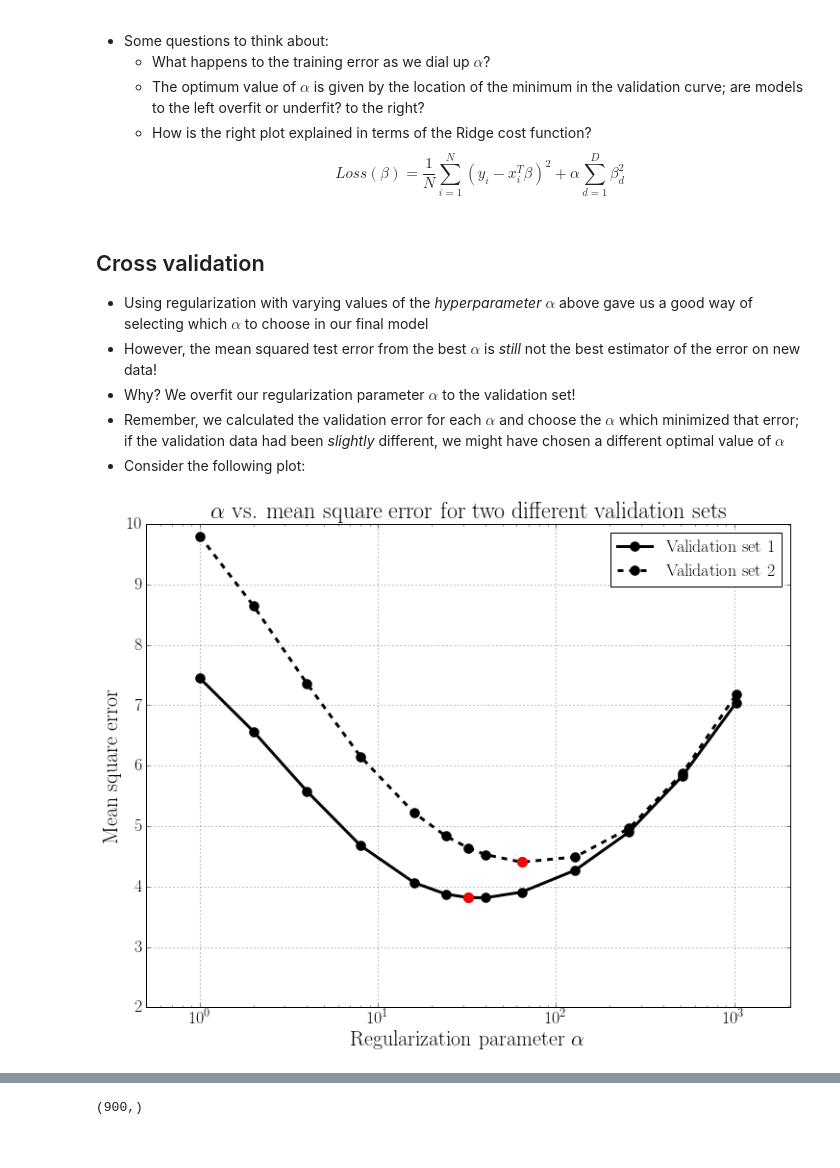
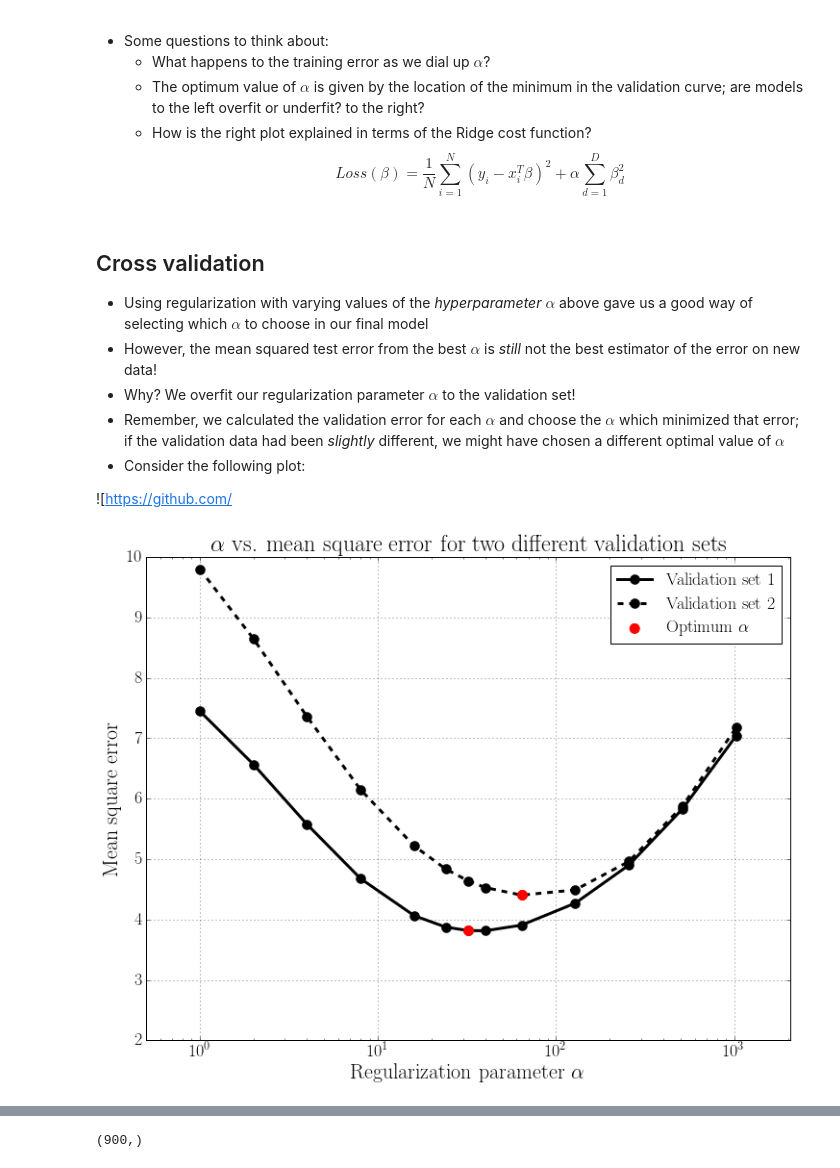
Before and after one commit to UCIDataScienceInitiative/PredictiveModeling_withPython, a Jupyter notebook: Solutions/Session 2 - Overfitting, Regularization, Model Selection.ipynb, the cells around one changed output, grey strips where cells are left out. Drawn from its saved outputs; the diff is of its cells as text; code cells hidden in the pictures.

```diff
--- a/Solutions/Session 2 - Overfitting, Regularization, Model Selection.ipynb
+++ b/Solutions/Session 2 - Overfitting, Regularization, Model Selection.ipynb
@@ -315,6 +331,8 @@ $$Loss\left(\beta\right)=\frac{1}{N} \sum_{i=1}^{N} (y_i - x_i^T\beta)^2 + \alph
 - Why? We overfit our regularization parameter $\alpha$ to the validation set!
 - Remember, we calculated the validation error for each $\alpha$ and choose the $\alpha$ which minimized that error; if the validation data had been *slightly* different, we might have chosen a different optimal value of $\alpha$
 - Consider the following plot:
+
+![https://github.com/
 # %%
 # load overfitting data into 'train' and 'test' sets
 with np.load('data/overfitting_data.npz') as data:
@@ -372,34 +390,34 @@ for j, (x_train, y_train, x_valid, y_valid) in enumerate([(x_train_1, y_train_1,
         #test_errors.append(mean_squared_error(y_test, y_test_pred))
 
         # Calculate the norm of the coefficient vector and append to list
         coef_mags.append(np.sum(np.abs(model.coef_)))
 
 
 
 
 
     #plt.semilogx(alphas[1:], train_errors[1:], lw = 3, label = 'Train', color = 'k', marker = 'o', markersize = 10)
 
 
     plt.semilogx(alphas[1:], valid_errors[1:], lw = 3, label = 'Validation set '+str(j+1), color = 'k', ls = lines[j], marker = 'o', markersize = 10)
 
 
-plt.scatter(32, 3.82, color = 'red', s = 100, zorder = 3)
+plt.scatter(32, 3.82, color = 'red', s = 100, zorder = 3, label=r'Optimum $\alpha$')
 plt.scatter(64, 4.415, color = 'red', s = 100, zorder = 3)
 
 plt.xlim(.5, 2056)
 plt.ylim(2,10)
 
 plt.title(r'$\alpha$ vs. mean square error for two different validation sets', size = 24)
 plt.xlabel(r'Regularization parameter $\alpha$', size = 22)
 plt.ylabel(r'Mean square error', size = 22)
 
-plt.legend(fontsize = 18, loc = 'upper right', numpoints=1)
+plt.legend(fontsize = 18, loc = 'upper right', numpoints=1, scatterpoints=1)
 plt.grid()
 plt.tick_params(labelsize = 18)
 
-plt.savefig('alpha_variance.png')
+plt.savefig('../figures/session_2/alpha_variance.png')
 
 plt.show()
 # %% [output]
-[figure, old version]
+[figure, new version]
```
Also changed, not shown: parts of 6 cells of this notebook, 2 other files.
